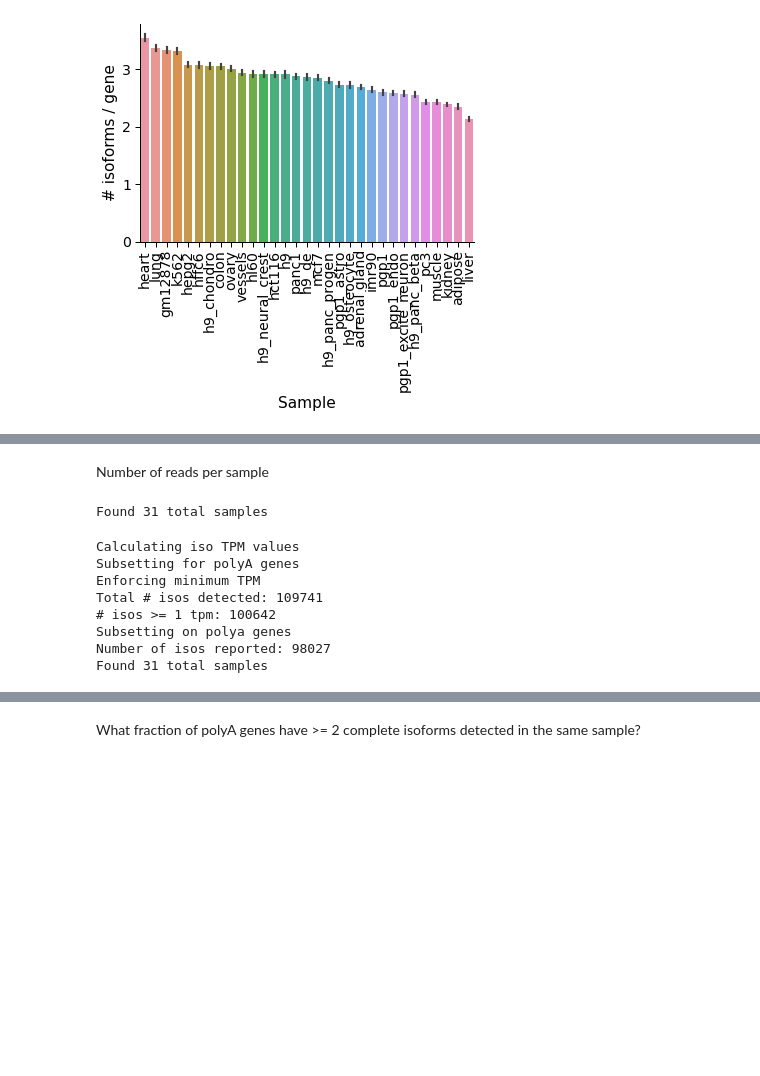
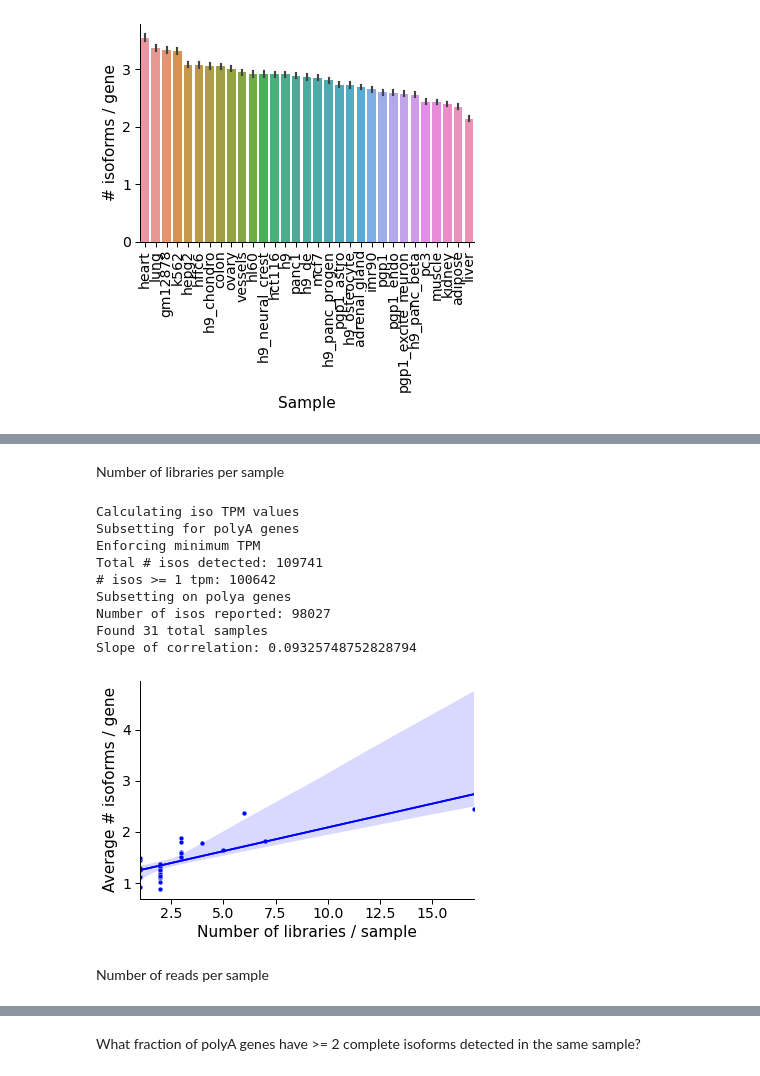
Before and after one commit to fairliereese/rnawg, a Jupyter notebook: lr_bulk/talon/iso_det.ipynb, the cells around one changed output, grey strips where cells are left out. Cells and saved outputs as stored; diff of their text form; code cells hidden in the pictures; blank space fills up the shorter version.

Commit message:
update to isoform detection

```diff
--- a/lr_bulk/talon/iso_det.ipynb
+++ b/lr_bulk/talon/iso_det.ipynb
@@ -363,2 +404,23 @@ Found 31 total samples
+# %% [markdown]
+Number of libraries per sample
+# %%
+df = pd.read_csv('human_talon_abundance_filtered.tsv', sep='\t')
+plot_n_libs_v_avg_isos(df,
+                        min_tpm=1,
+                        gene_subset='polya',
+                        sample='all',
+                        nov=['Known', 'NIC', 'NNC'],
+                        opref='figures/human')
+# %% [output]
+Calculating iso TPM values
+Subsetting for polyA genes
+Enforcing minimum TPM
+Total # isos detected: 109741
+# isos >= 1 tpm: 100642
+Subsetting on polya genes
+Number of isos reported: 98027
+Found 31 total samples
+Slope of correlation: 0.09325748752828794
+[figure, added]
 # %% [markdown]
 Number of reads per sample
@@ -389,25 +426,0 @@ plot_n_reads_v_avg_isos(df, filt_df,
-# %%
-df = pd.read_csv('human_talon_abundance.tsv', sep='\t')
-reads = get_reads_per_sample(df, groupby='sample')
-# %% [output]
-Found 31 total samples
-# %%
-# get the average number of isoforms per gene per sample
-df = pd.read_csv('human_talon_abundance_filtered.tsv', sep='\t')
-df = get_isos_per_gene(df,
-                       min_tpm=1,
-                       gene_subset='polya',
-                       groupby='sample',
-                       nov=['Known', 'NIC', 'NNC'])
-df = df.mean().to_frame().rename({0: 'avg_isos'}, axis=1)
-df.reset_index(inplace=True)
-df.rename({'index': 'biosample'}, axis=1, inplace=True)
-# %% [output]
-Calculating iso TPM values
-Subsetting for polyA genes
-Enforcing minimum TPM
-Total # isos detected: 109741
-# isos >= 1 tpm: 100642
-Subsetting on polya genes
-Number of isos reported: 98027
-Found 31 total samples
```
Also changed, not shown: parts of 51 cells of this notebook, 6 other files.
